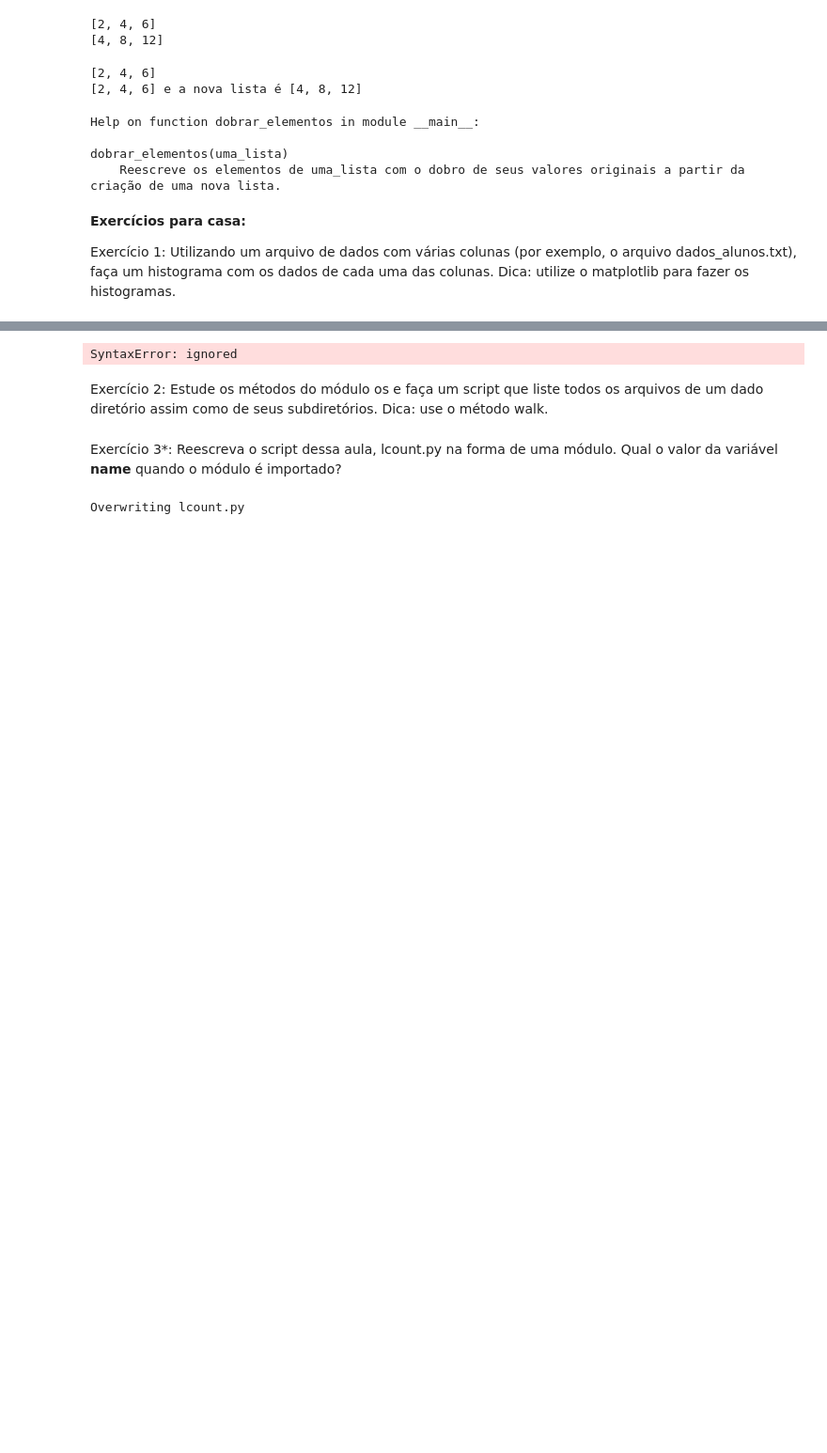
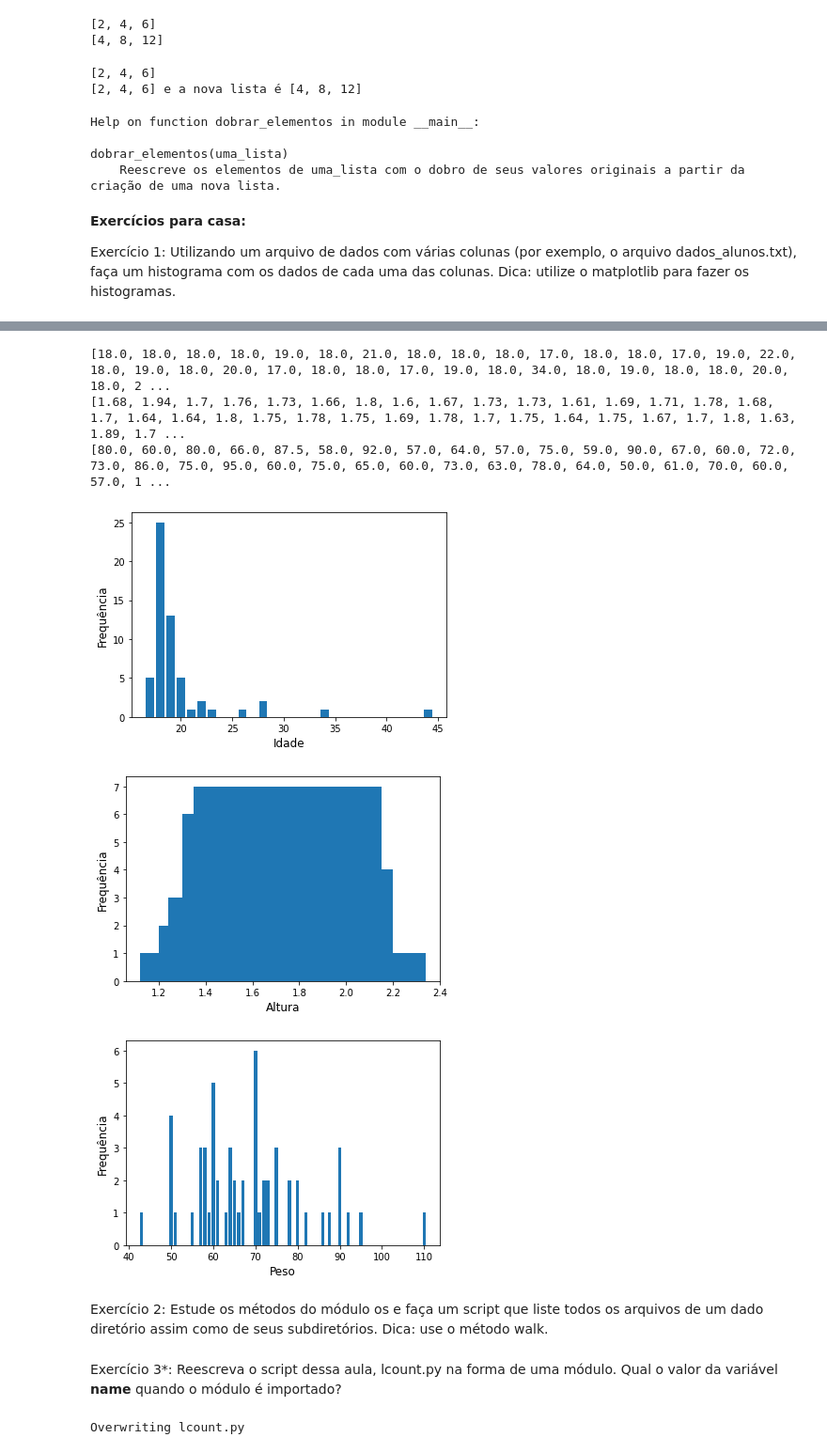
Before and after one commit to fernanda0402/Python, a Jupyter notebook: FernandaA_aula_9.ipynb, the cells around one changed output, grey strips where cells are left out. Shown at 94% size. Saved outputs shown, nothing was run; the diff lists cells and outputs as text; code cells hidden in the pictures; blank space fills up the shorter version.

```diff
--- a/FernandaA_aula_9.ipynb
+++ b/FernandaA_aula_9.ipynb
@@ -135,57 +130,69 @@ linha.strip()
 # %%
 import matplotlib.pyplot as plt
 
-def histrograma(data,freq,title,x_label,y_label):
+def histograma(data,freq,x_label,y_label):
 	plt.bar(data,freq)
-	plt.suptitle(title, fontsize = 14)
 	plt.xlabel(x_label, fontsize = 12)
 	plt.ylabel(y_label, fontsize = 12)
 	plt.show()
 
 fin = open('dados_alunos.txt')
-objeto = fin.readline()
+objeto = fin.readlines()
 
-coluna_0 = []
-coluna_1 = []
-coluna_2 = []
+coluna_0 = []   #idade
+coluna_1 = []   #altura
+coluna_2 = []   #peso
 
 for i in objeto:
 		column = i.strip().split('\t')
-		coluna_0.append(eval(column[0]))
-		coluna_1.append(eval(column[1]))
-		coluna_2.append(eval(column[2]))
+		coluna_0.append(float(column[0]))
+		coluna_1.append(float(column[1]))
+		coluna_2.append(float(column[2]))
 
 freq_0 = []
 data_0 = []
 
 for j in coluna_0:
 		if j not in data_0:
 			data_0.append(j)
 
 for k in data_0:
 		freq_0.append(coluna_0.count(k))
 
 freq_1 = []
 data_1 = []
 
 for j in coluna_1:
 		if j not in data_1:
 			data_1.append(j)
 
 for k in data_1:
 		freq_1.append(coluna_1.count(k))
 
 freq_2 = []
 data_2 = []
 
 for j in coluna_2:
 		if j not in data_2:
 			data_2.append(j)
 
 for k in data_2:
 		freq_2.append(coluna_2.count(k))
+
+print(coluna_0, freq_0, data_0)
+print(coluna_1, freq_1, data_1)
+print(coluna_2, freq_2, data_2)
+
+histograma(data_0,freq_0,'Idade','Frequência')
+histograma(data_1,freq_1,'Altura','Frequência')
+histograma(data_2,freq_2,'Peso','Frequência')
 # %% [output]
-SyntaxError: ignored
+[18.0, 18.0, 18.0, 18.0, 19.0, 18.0, 21.0, 18.0, 18.0, 18.0, 17.0, 18.0, 18.0, 17.0, 19.0, 22.0, 18.0, 19.0, 18.0, 20.0, 17.0, 18.0, 18.0, 17.0, 19.0, 18.0, 34.0, 18.0, 19.0, 18.0, 18.0, 20.0, 18.0, 2 ...
+[1.68, 1.94, 1.7, 1.76, 1.73, 1.66, 1.8, 1.6, 1.67, 1.73, 1.73, 1.61, 1.69, 1.71, 1.78, 1.68, 1.7, 1.64, 1.64, 1.8, 1.75, 1.78, 1.75, 1.69, 1.78, 1.7, 1.75, 1.64, 1.75, 1.67, 1.7, 1.8, 1.63, 1.89, 1.7 ...
+[80.0, 60.0, 80.0, 66.0, 87.5, 58.0, 92.0, 57.0, 64.0, 57.0, 75.0, 59.0, 90.0, 67.0, 60.0, 72.0, 73.0, 86.0, 75.0, 95.0, 60.0, 75.0, 65.0, 60.0, 73.0, 63.0, 78.0, 64.0, 50.0, 61.0, 70.0, 60.0, 57.0, 1 ...
+[figure, added]
+[figure, added]
+[figure, added]
 # %% [markdown]
 Exercício 2: Estude os métodos do módulo os e faça um script que liste todos os arquivos de um dado diretório assim como de seus subdiretórios. Dica: use o método walk.
 # %%
```
Also changed, not shown: parts of 4 cells of this notebook.
